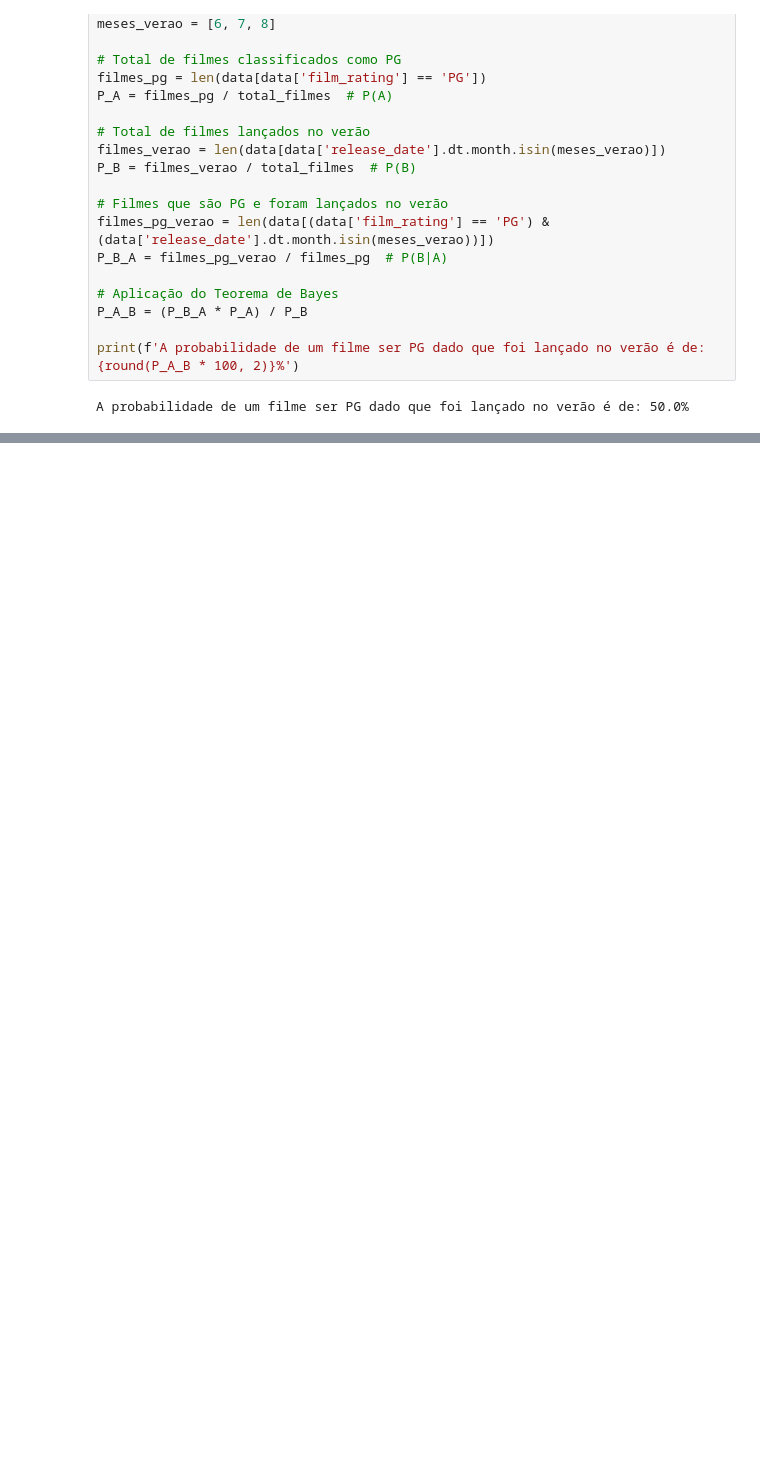
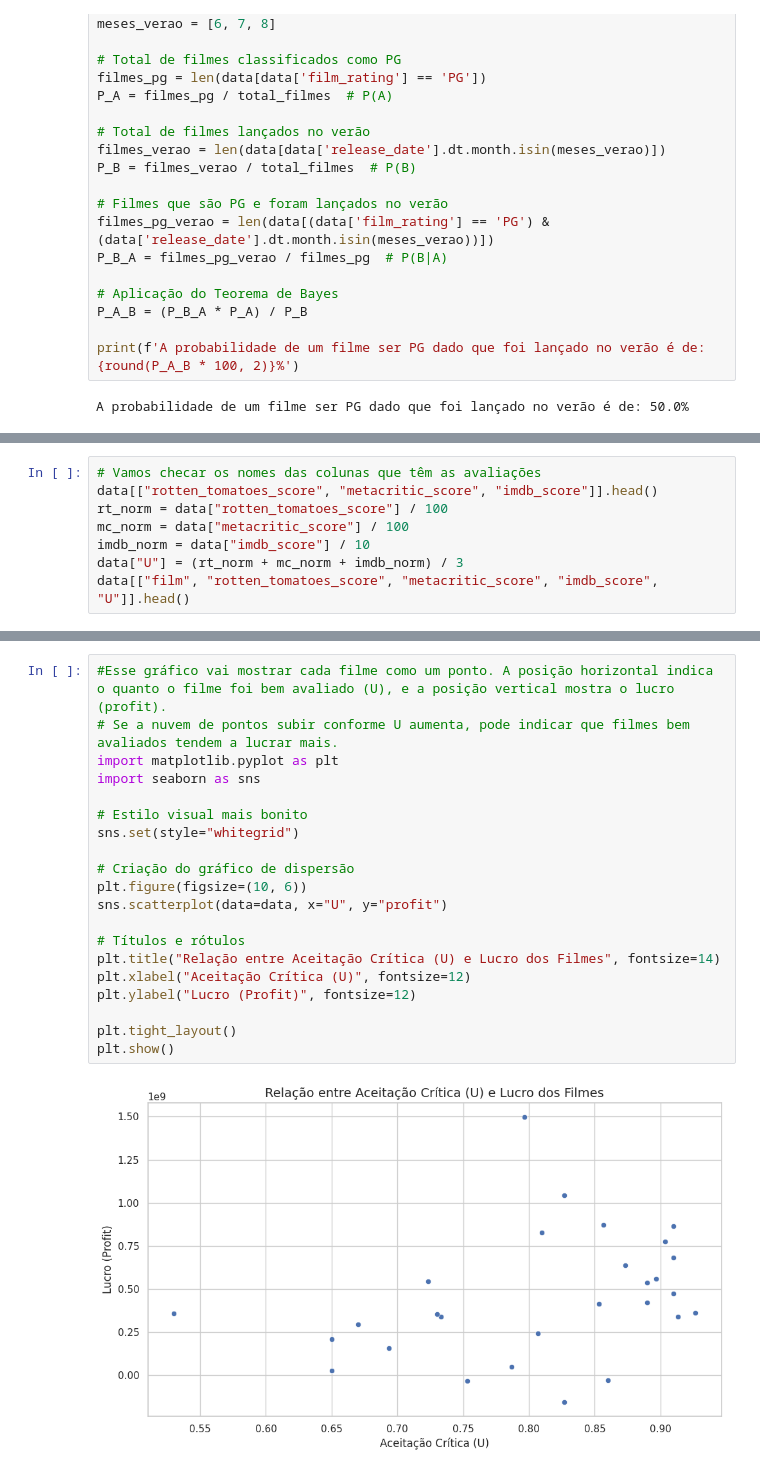
Before and after one commit to Manuelaamorim/pixar_dataset, a Jupyter notebook: pixar_films_dataset.ipynb, the cells around one changed output, grey strips where cells are left out. Cells and saved outputs as stored; diff of their text form; blank space fills up the shorter version.

Commit message:
variáveis aleatórias e alguns gráficos de exemplo

```diff
--- a/pixar_films_dataset.ipynb
+++ b/pixar_films_dataset.ipynb
@@ -379,0 +429,8 @@ A probabilidade de um filme ser PG dado que foi lançado no verão é de: 50.0%
+# %%
+# Vamos checar os nomes das colunas que têm as avaliações
+data[["rotten_tomatoes_score", "metacritic_score", "imdb_score"]].head()
+rt_norm = data["rotten_tomatoes_score"] / 100
+mc_norm = data["metacritic_score"] / 100
+imdb_norm = data["imdb_score"] / 10
+data["U"] = (rt_norm + mc_norm + imdb_norm) / 3
+data[["film", "rotten_tomatoes_score", "metacritic_score", "imdb_score", "U"]].head()
@@ -379,0 +444,22 @@ A probabilidade de um filme ser PG dado que foi lançado no verão é de: 50.0%
+# %%
+#Esse gráfico vai mostrar cada filme como um ponto. A posição horizontal indica o quanto o filme foi bem avaliado (U), e a posição vertical mostra o lucro (profit).
+# Se a nuvem de pontos subir conforme U aumenta, pode indicar que filmes bem avaliados tendem a lucrar mais.
+import matplotlib.pyplot as plt
+import seaborn as sns
+
+# Estilo visual mais bonito
+sns.set(style="whitegrid")
+
+# Criação do gráfico de dispersão
+plt.figure(figsize=(10, 6))
+sns.scatterplot(data=data, x="U", y="profit")
+
+# Títulos e rótulos
+plt.title("Relação entre Aceitação Crítica (U) e Lucro dos Filmes", fontsize=14)
+plt.xlabel("Aceitação Crítica (U)", fontsize=12)
+plt.ylabel("Lucro (Profit)", fontsize=12)
+
+plt.tight_layout()
+plt.show()
+# %% [output]
+[figure, added]
```
Also changed, not shown: parts of 6 cells of this notebook.
